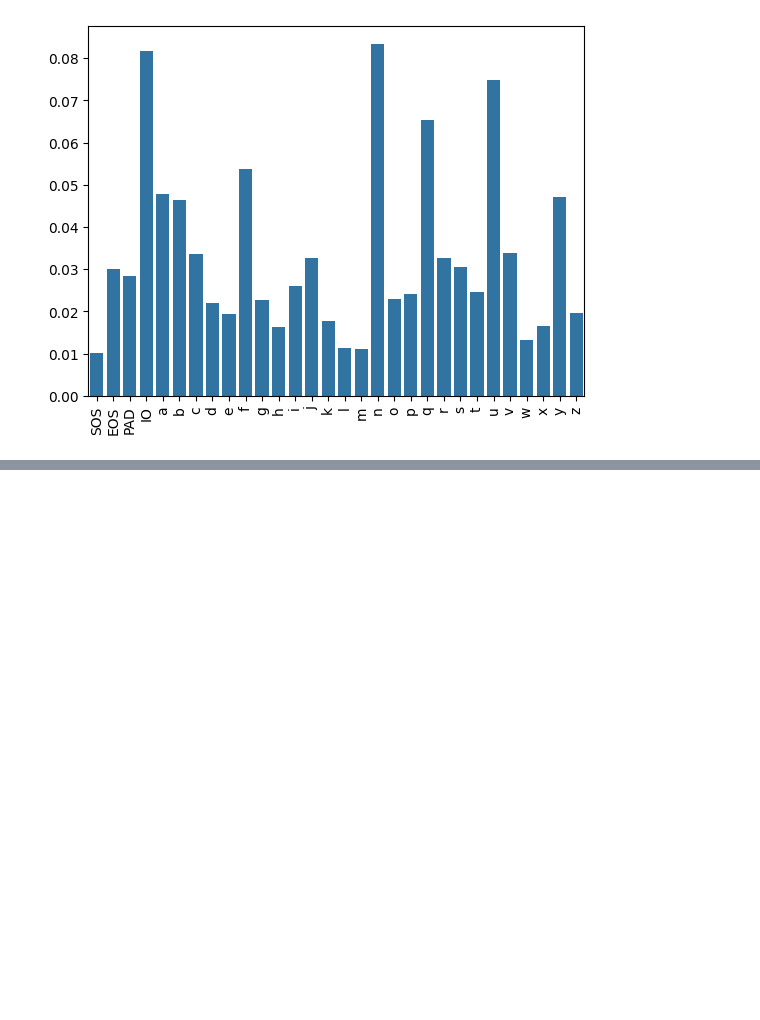
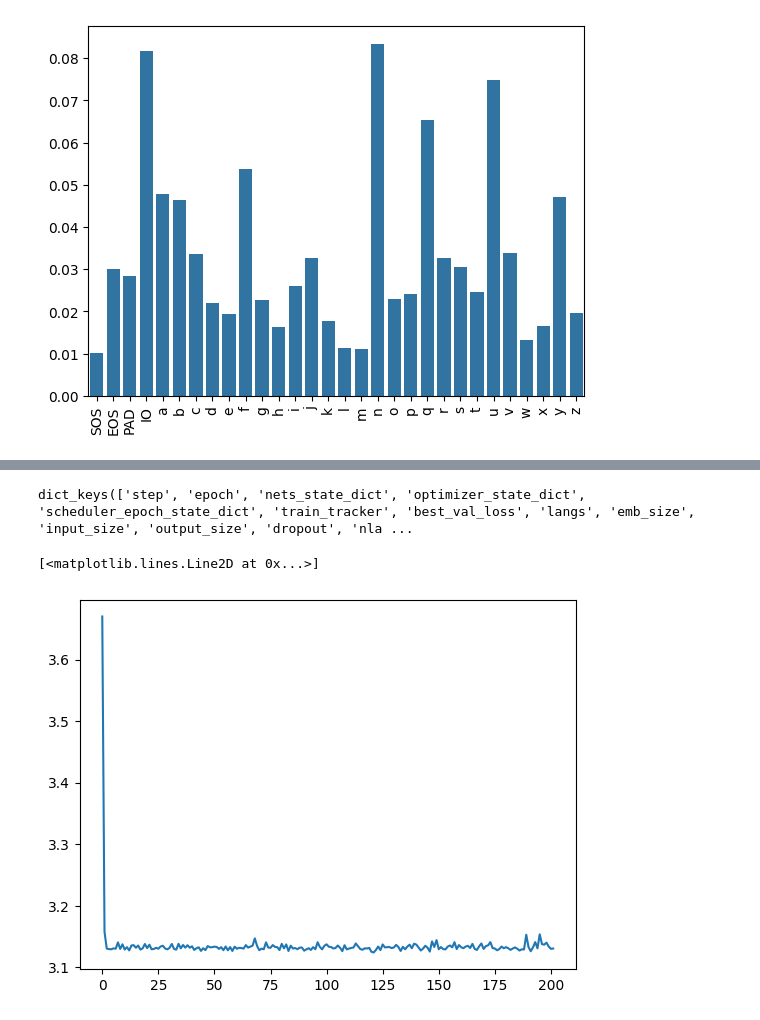
Before and after one commit to philipp-hellwig/MLC-letter-string-analogies, a Jupyter notebook: prototyping.ipynb, the cells around one changed output, grey strips where cells are left out. Saved outputs shown, nothing was run; the diff lists cells and outputs as text; code cells hidden in the pictures; blank space fills up the shorter version.

Commit message:
added training result/model for 1 epoch

```diff
--- a/prototyping.ipynb
+++ b/prototyping.ipynb
@@ -128,0 +184,14 @@ _ = plt.xticks(rotation=90)
+# %%
+import torch
+DEVICE = torch.device('cuda' if torch.cuda.is_available() else 'cpu')
+checkpoint = torch.load("out_models/model.pt", map_location=DEVICE)
+checkpoint.keys()
+# %% [output]
+dict_keys(['step', 'epoch', 'nets_state_dict', 'optimizer_state_dict', 'scheduler_epoch_state_dict', 'train_tracker', 'best_val_loss', 'langs', 'emb_size', 'input_size', 'output_size', 'dropout', 'nla ...
+# %%
+import matplotlib.pyplot as plt
+losses = list(map(lambda x: x['val_loss'], checkpoint["train_tracker"]))
+plt.plot(losses)
+# %% [output]
+[<matplotlib.lines.Line2D at 0x...>]
+[figure, added]
```
Also changed, not shown: parts of 3 cells of this notebook, 3 other files.
